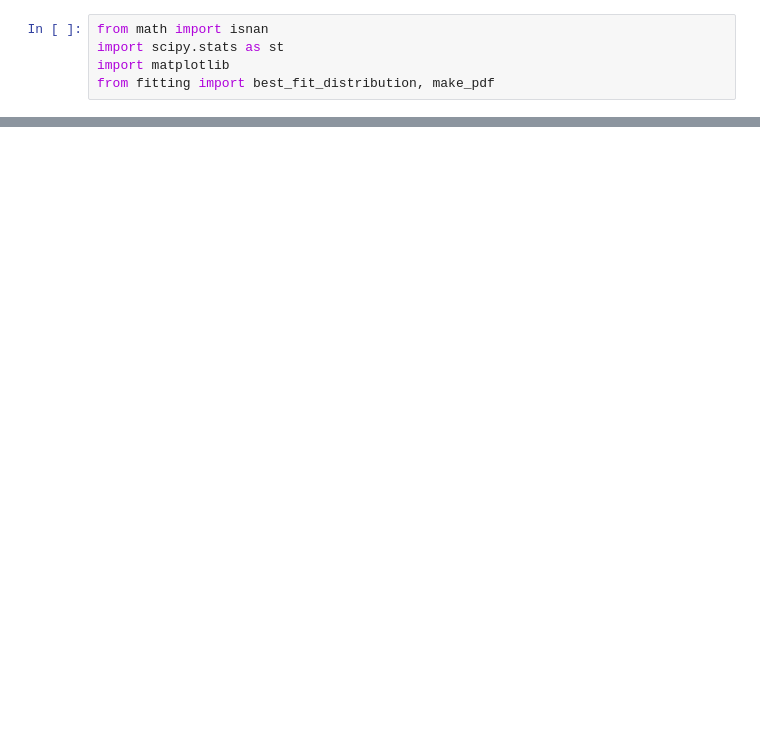
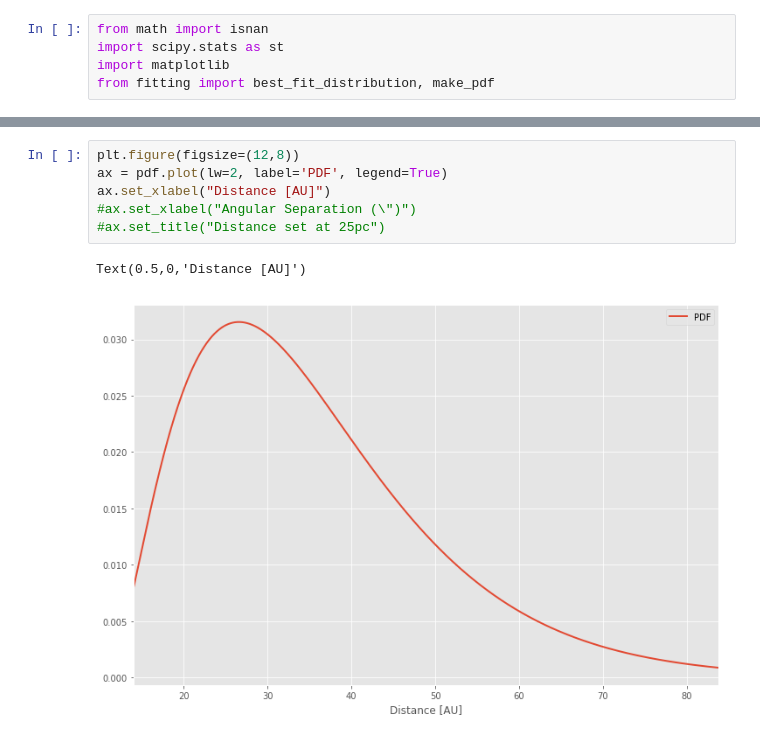
Before and after one commit to LoicNassif/CE-Irregular-Satellites, a Jupyter notebook: src/sampling.ipynb, the cells around one changed output, grey strips where cells are left out. Drawn from its saved outputs; the diff is of its cells as text; blank space fills up the shorter version.

```diff
--- a/src/sampling.ipynb
+++ b/src/sampling.ipynb
@@ -300,0 +402,9 @@ genexpon
+# %%
+plt.figure(figsize=(12,8))
+ax = pdf.plot(lw=2, label='PDF', legend=True)
+ax.set_xlabel("Distance [AU]")
+#ax.set_xlabel("Angular Separation (\")")
+#ax.set_title("Distance set at 25pc")
+# %% [output]
+Text(0.5,0,'Distance [AU]')
+[figure, added]
```
Also changed, not shown: parts of 14 cells of this notebook, 6 other files.
